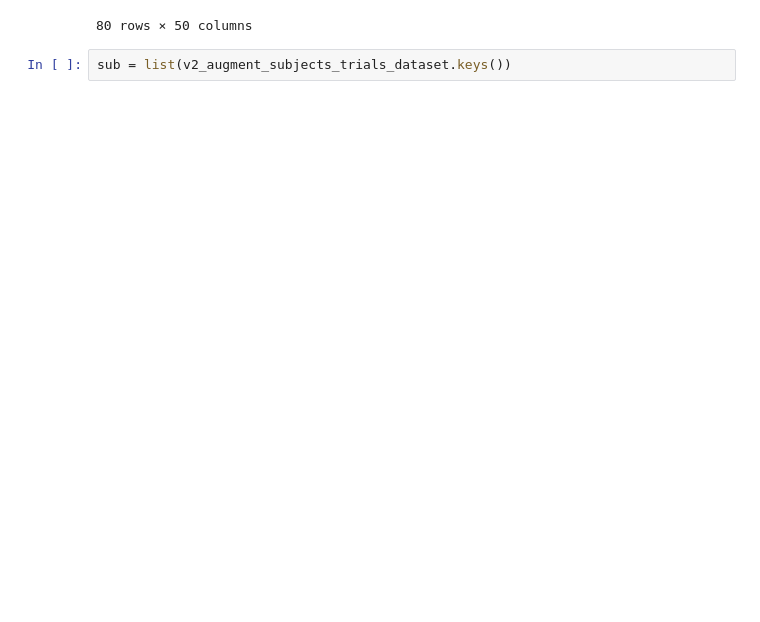
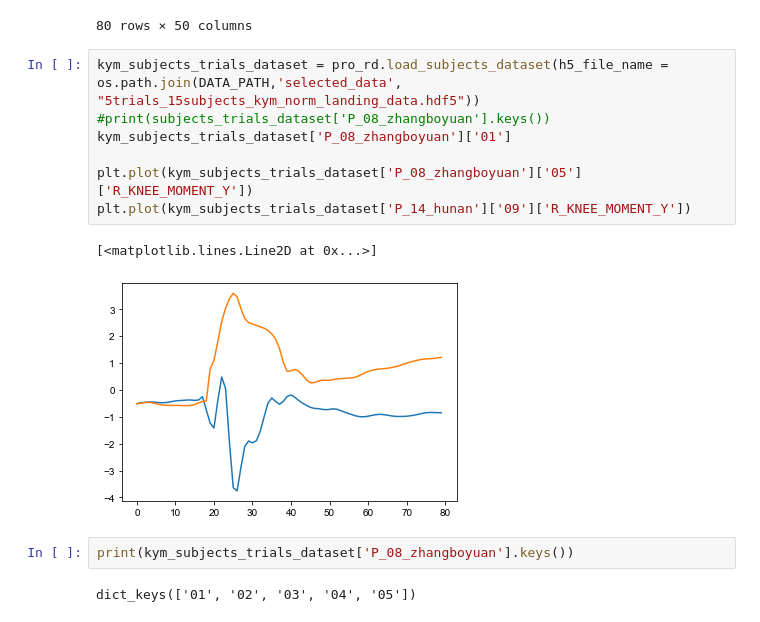
Before and after one commit to sunzhon/transfer_learning_for_droplanding, a Jupyter notebook: jupyter-lab/training_data_analysis.ipynb, the cells around one changed output. Cells and saved outputs as stored; diff of their text form; blank space fills up the shorter version.

```diff
--- a/jupyter-lab/training_data_analysis.ipynb
+++ b/jupyter-lab/training_data_analysis.ipynb
@@ -160,6 +164,18 @@ v2_augment_subjects_trials_dataset['P_08_zhangboyuan']['01_17']
 | 78 | 0.067892 | -0.071170 | 1.097860 | -0.254249 | -0.007835 | 0.216033 | 0.549768 | ... |
 | 79 | 0.022020 | -0.081206 | 1.088522 | -0.222367 | -0.015940 | 0.204543 | 0.524404 | ... |
 80 rows × 50 columns
+# %%
+kym_subjects_trials_dataset = pro_rd.load_subjects_dataset(h5_file_name = os.path.join(DATA_PATH,'selected_data', "5trials_15subjects_kym_norm_landing_data.hdf5"))
+#print(subjects_trials_dataset['P_08_zhangboyuan'].keys())
+kym_subjects_trials_dataset['P_08_zhangboyuan']['01']
+
+plt.plot(kym_subjects_trials_dataset['P_08_zhangboyuan']['05']['R_KNEE_MOMENT_Y'])
+plt.plot(kym_subjects_trials_dataset['P_14_hunan']['09']['R_KNEE_MOMENT_Y'])
+# %% [output]
+[<matplotlib.lines.Line2D at 0x...>]
+[figure, added]
 # %%
-sub = list(v2_augment_subjects_trials_dataset.keys())
+print(kym_subjects_trials_dataset['P_08_zhangboyuan'].keys())
+# %% [output]
+dict_keys(['01', '02', '03', '04', '05'])
 # %%
```
Also changed, not shown: parts of 3 cells of this notebook, 5 other files.
